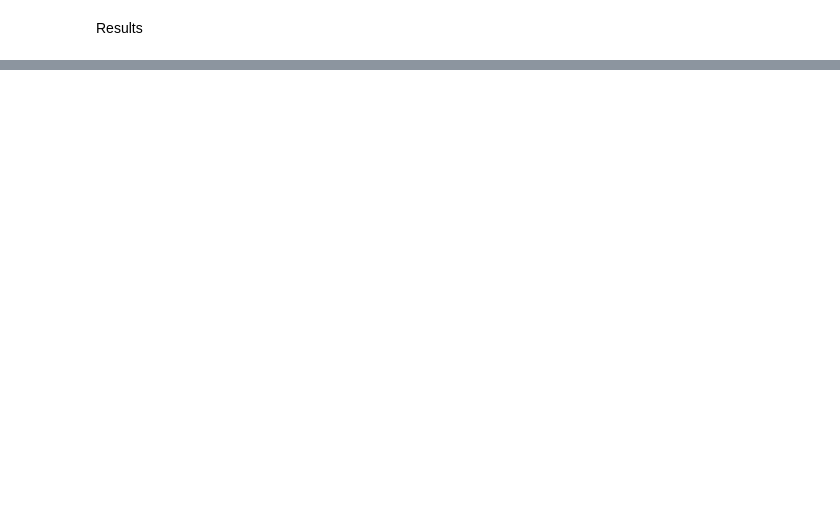
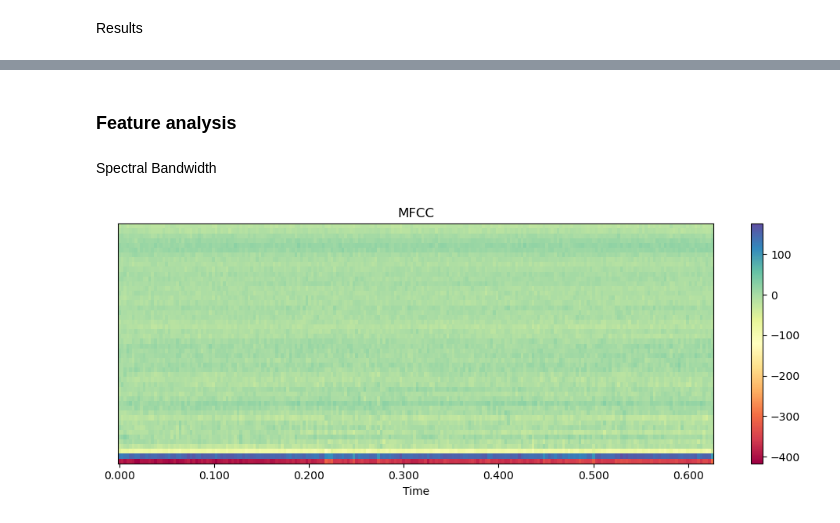
Before and after one commit to uraihan/audio_binary_classification, a Jupyter notebook: project.ipynb, the cells around one changed output, grey strips where cells are left out. Cells and saved outputs as stored; diff of their text form; code cells hidden in the pictures; blank space fills up the shorter version.

```diff
--- a/project.ipynb
+++ b/project.ipynb
@@ -298 +273,5 @@ Precision: 0.6
 Recall: 1.0
+# %% [markdown]
+### Feature analysis
+# %% [markdown]
+Spectral Bandwidth
@@ -298,0 +342,3 @@ Recall: 1.0
+# %%
+tram_mfcc, tram_spectral_contrast, tram_other_features = extractIndividualFeatures(tram_dataset_array)
+# mfcc_feat, spectral_bandwidth_feat, spectral_centroid_feat, spectral_contrast_feat, zerocrossing_rate_feat, spectral_rolloff_feat = extractIndividualFeatures(tram_dataset_array)
@@ -298,0 +347,12 @@ Recall: 1.0
+# %%
+## MFCC and Spectral contrast data is in shape (x,y,z),
+## where x = number of audio files, and (y,z) is the shape of MFCC and spectral contrast for each audio
+
+plt.figure(figsize=(10, 4))
+librosa.display.specshow(tram_mfcc[25],cmap='Spectral', x_axis='time',sr=fs, hop_length=128)
+plt.colorbar()
+plt.title('MFCC')
+plt.tight_layout()
+plt.show()
+# %% [output]
+[figure, added]
```
Also changed, not shown: parts of 17 cells of this notebook, 2 other files.
